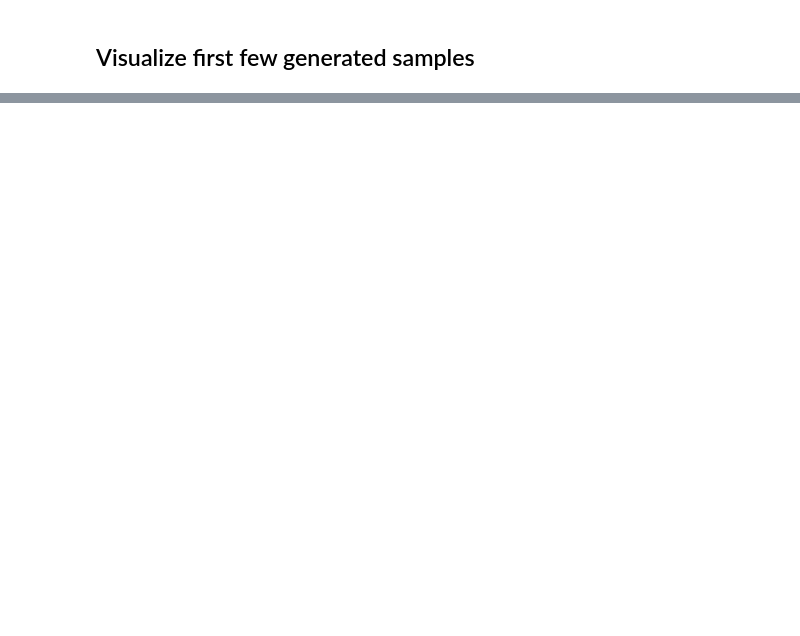
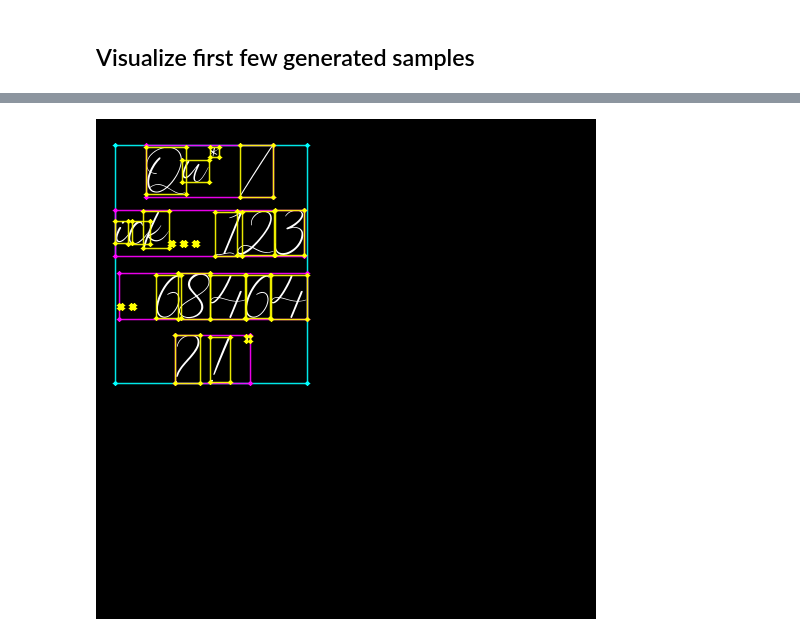
Before and after one commit to GbotHQ/ocr-dataset-rendering, a Jupyter notebook: src/main.ipynb, the cells around one changed output, grey strips where cells are left out. Cells and saved outputs as stored; diff of their text form; code cells hidden in the pictures; blank space fills up the shorter version.

```diff
--- a/src/main.ipynb
+++ b/src/main.ipynb
@@ -385,0 +284,11 @@ imshow(make_grid(output_imgs))
+# %%
+from PIL import Image, ImageDraw, ImageFont
+import numpy as np
+from bounding_box_math import bbox_from_mask
+
+font_filepath = "tests/assets/SilentReaction.ttf"
+
+# Load a font file
+font = ImageFont.truetype(font_filepath, size=8)
+
+# print(mask_array[bbox.points[0][0]:bbox.points[1][0], bbox.points[0][1]:bbox.points[1][1]])
@@ -385,0 +335,73 @@ imshow(make_grid(output_imgs))
+# %%
+from PIL import Image, ImageDraw, ImageFont
+
+image = Image.new("RGB", (500, 500))
+font_size = 50
+
+draw = ImageDraw.Draw(image)
+# font = ImageFont.truetype(font_filepath, font_size)
+
+xy = (20, 20)
+text = """Qu* /
+ick... 123
+.. 68464
+? ! '"""
+
+
+def draw_text_aligned(draw, xy, text, font, align, **kwargs):
+    text_bbox_with_padding = draw.textbbox((0, 0), text, font=font)
+    line_offsets = []
+    for i, line in enumerate(text.split("\n")):
+        line_bbox_with_padding = draw.textbbox((0, 0), line, font=font)
+        bottom = draw.textbbox((0, 0), "\n" * i + line, font=font)[3]
+
+        if align == "left":
+            left_offset = 0
+        elif align == "center":
+            left_offset = round(
+                ((text_bbox_with_padding[2]) - (line_bbox_with_padding[2])) / 2
+            )
+        elif align == "right":
+            left_offset = text_bbox_with_padding[2] - line_bbox_with_padding[2]
+        else:
+            raise ValueError("Invalid align value")
+
+        line_offsets.append(left_offset)
+
+        top = bottom - line_bbox_with_padding[3]
+        anchor = (xy[0] + left_offset, xy[1] + top)
+        draw.text(anchor, line, font=font, align="left", **kwargs)
+
+    return line_offsets
+
+
+align = "center"
+
+line_offsets = draw_text_aligned(draw, xy, text, font, align)
+# draw.text(xy, text, fill=(0, 0, 0), font=font, align=align)
+
+document_char_bboxes = calculate_char_bboxes(xy, text, font)
+
+for k in document_char_bboxes:
+    left_offset = line_offsets[k["line_index"]]
+    points = k["bbox"].points.astype(np.float32)
+    points[:, 1] = points[:, 1] + left_offset
+    k["bbox"].points = points.astype(np.int32)
+
+line_bboxes = calculate_line_bboxes(document_char_bboxes)
+document_overall_bbox = calculate_overall_bbox(line_bboxes)
+
+image = np.array(image)
+image = document_overall_bbox.draw(image, (0, 255, 255))
+
+for bbox in line_bboxes:
+    image = bbox.draw(image, (255, 0, 255))
+
+for k in document_char_bboxes:
+    image = k["bbox"].draw(image, (255, 255, 0))
+
+image = Image.fromarray(image)
+
+display(image)
+# %% [output]
+[figure, added]
```
Also changed, not shown: parts of 34 cells of this notebook, 21 other files.
